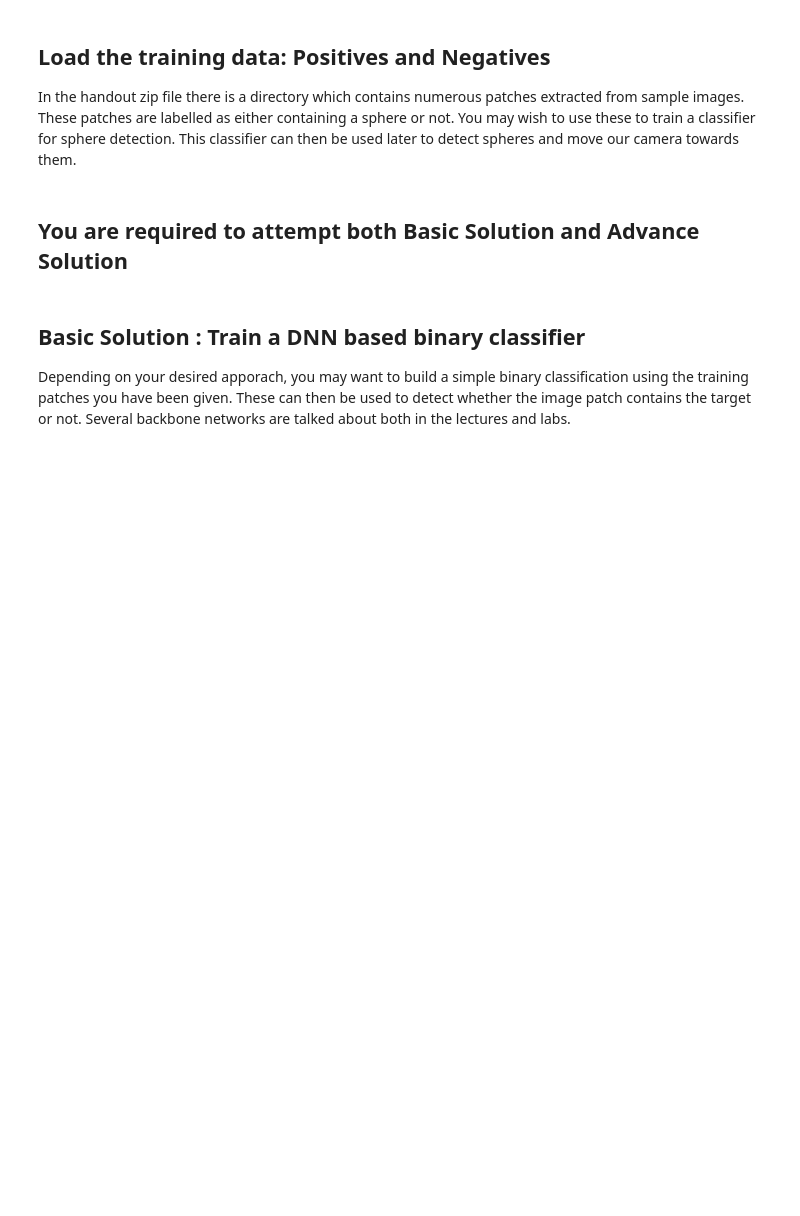
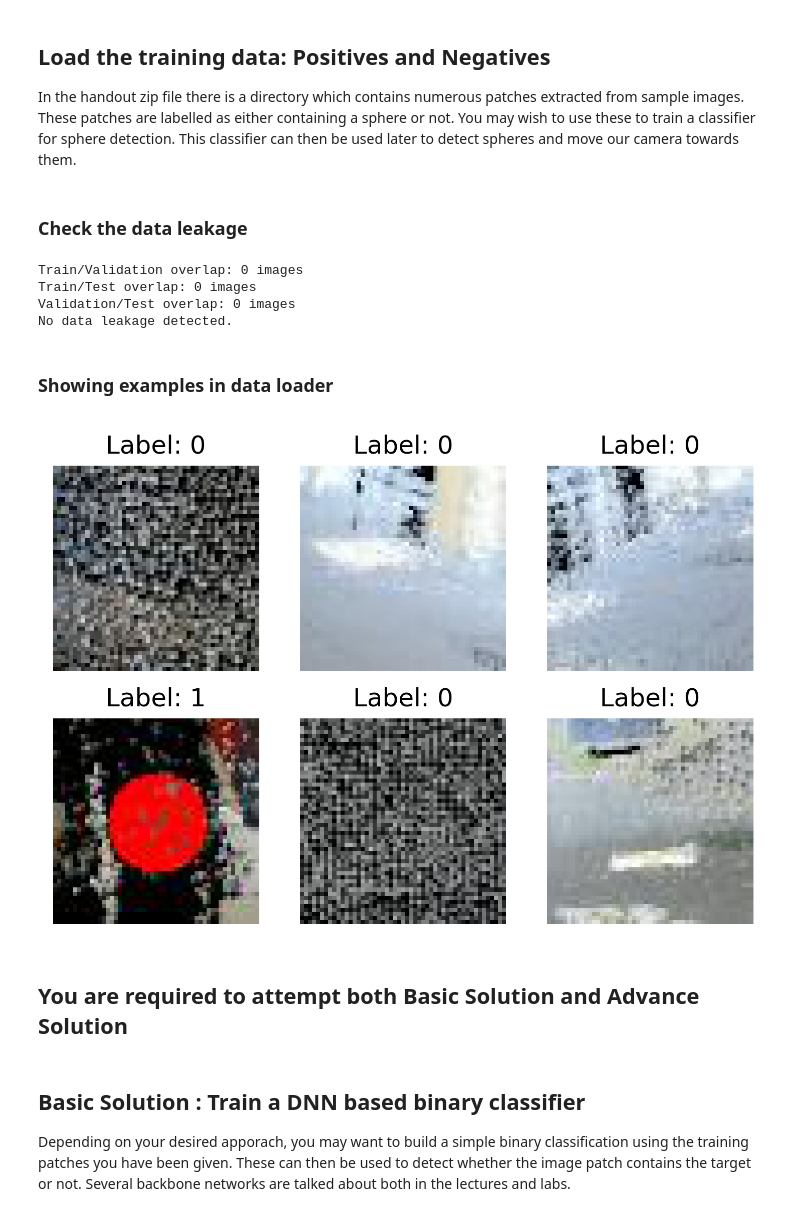
Before and after one commit to Adrian6476/dl-cv-robotics, a Jupyter notebook: PacMan.ipynb, the cells around one changed output. Saved outputs shown, nothing was run; the diff lists cells and outputs as text; code cells hidden in the pictures; blank space fills up the shorter version.

```diff
--- a/PacMan.ipynb
+++ b/PacMan.ipynb
@@ -60,0 +107,12 @@ In the handout zip file there is a directory which contains numerous patches ext
+# %%
+transform_augmented = transforms.Compose([
+    transforms.RandomHorizontalFlip(),  # Random flip
+    # Specific rotations to augment dataset
+    transforms.RandomChoice([
+        transforms.RandomRotation((90, 90)),
+        transforms.RandomRotation((180, 180)),
+        transforms.RandomRotation((270, 270))
+    ]),
+    transforms.ToTensor(),
+    transforms.Normalize(mean=[0.485, 0.456, 0.406], std=[0.229, 0.224, 0.225])  # normalisation
+])
@@ -60,0 +152,2 @@ In the handout zip file there is a directory which contains numerous patches ext
+# %% [markdown]
+### Check the data leakage
@@ -61,3 +174,42 @@ In the handout zip file there is a directory which contains numerous patches ext
+# %%
+# run the leakage check
+leakage_detected = check_for_leakage(train_dataset, val_dataset, test_dataset)
+if leakage_detected:
+    print("Data leakage detected!")
+else:
+    print("No data leakage detected.")
+# %% [output]
+Train/Validation overlap: 0 images
+Train/Test overlap: 0 images
+Validation/Test overlap: 0 images
+No data leakage detected.
+# %% [markdown]
+### Showing examples in data loader
+# %%
+# get a batch size of data from data loader
+images, labels = next(iter(train_loader))
+
+# plot 6 examples in data loader
+fig, axs = plt.subplots(2, 3, figsize=(6, 4), dpi = 300)
+
+for i, ax in enumerate(axs.flat):
+    # convert tensor to numpy
+    img = images[i].numpy().transpose((1, 2, 0))
+
+    # denormalise images
+    mean = np.array([0.485, 0.456, 0.406])
+    std = np.array([0.229, 0.224, 0.225])
+    img = std * img + mean
+    img = np.clip(img, 0, 1)
+
+    # plot
+    ax.imshow(img)
+    ax.set_title(f'Label: {labels[i]}')
+    ax.axis('off')
+
+plt.show()
+# %% [output]
+[figure, added]
 # %% [markdown]
 ## You are required to attempt both Basic Solution and Advance Solution
 # %% [markdown]
```
Also changed, not shown: parts of 52 cells of this notebook, 4 other files.
